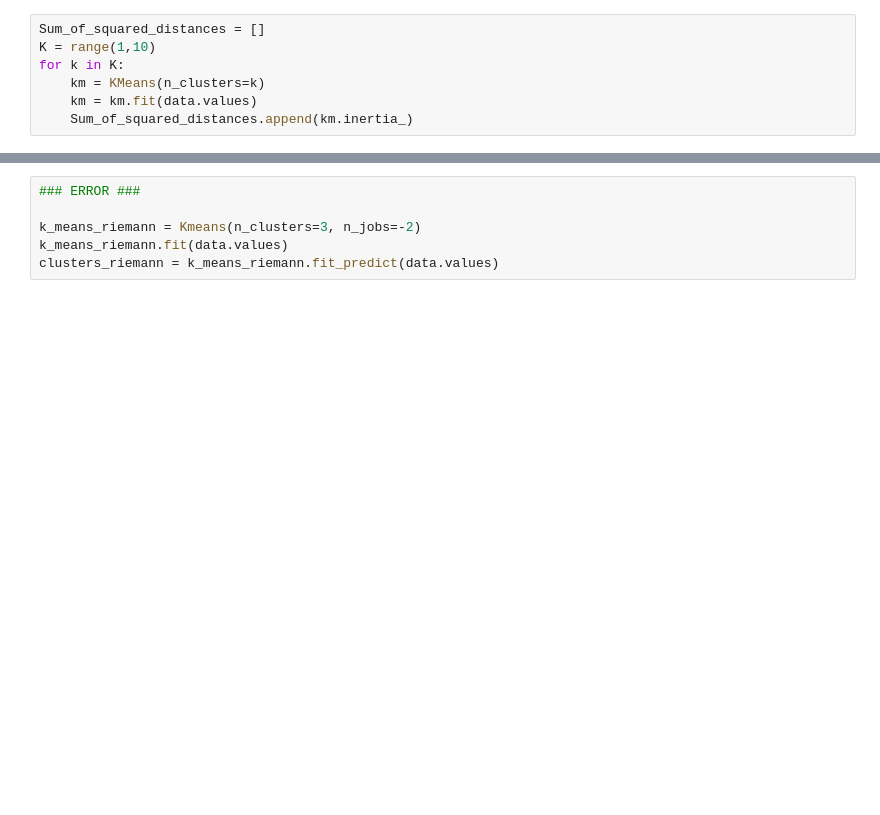
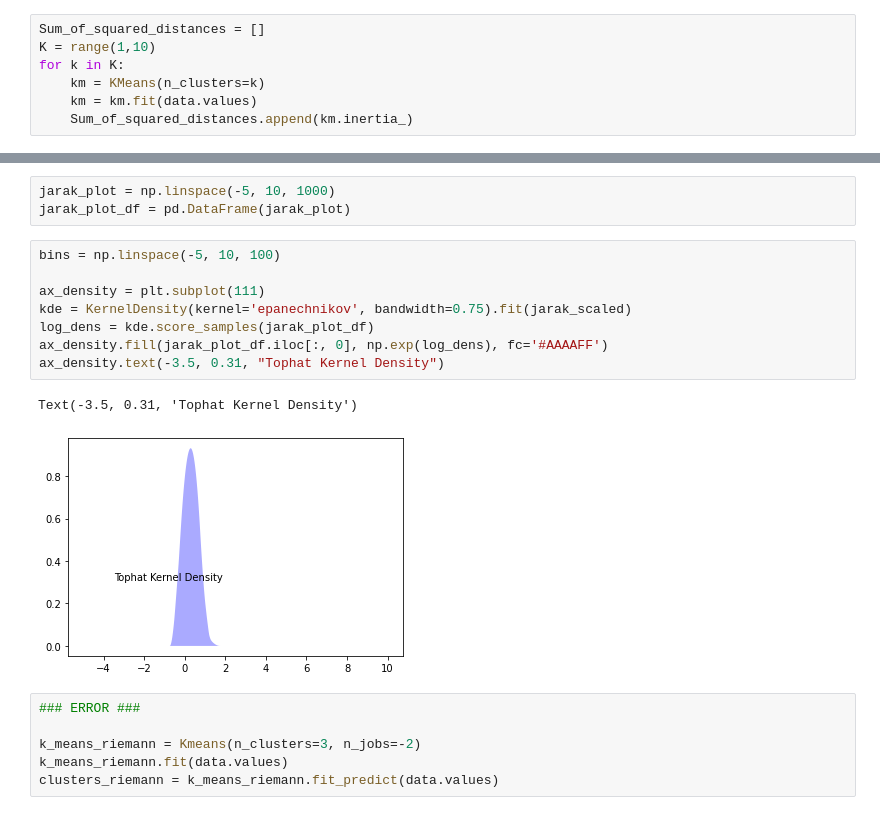
Before and after one commit to panoet/tugas-besar-2-machine-learning-umb, a Jupyter notebook: main.ipynb, the cells around one changed output, grey strips where cells are left out. Saved outputs shown, nothing was run; the diff lists cells and outputs as text; blank space fills up the shorter version.

```diff
--- a/main.ipynb
+++ b/main.ipynb
@@ -79,3 +129,17 @@ plt.show()
+# %%
+jarak_plot = np.linspace(-5, 10, 1000)
+jarak_plot_df = pd.DataFrame(jarak_plot)
+# %%
+bins = np.linspace(-5, 10, 100)
+
+ax_density = plt.subplot(111)
+kde = KernelDensity(kernel='epanechnikov', bandwidth=0.75).fit(jarak_scaled)
+log_dens = kde.score_samples(jarak_plot_df)
+ax_density.fill(jarak_plot_df.iloc[:, 0], np.exp(log_dens), fc='#AAAAFF')
+ax_density.text(-3.5, 0.31, "Tophat Kernel Density")
+# %% [output]
+Text(-3.5, 0.31, 'Tophat Kernel Density')
+[figure, added]
 # %%
 ### ERROR ###
 
```
Also changed, not shown: parts of 10 cells of this notebook.
